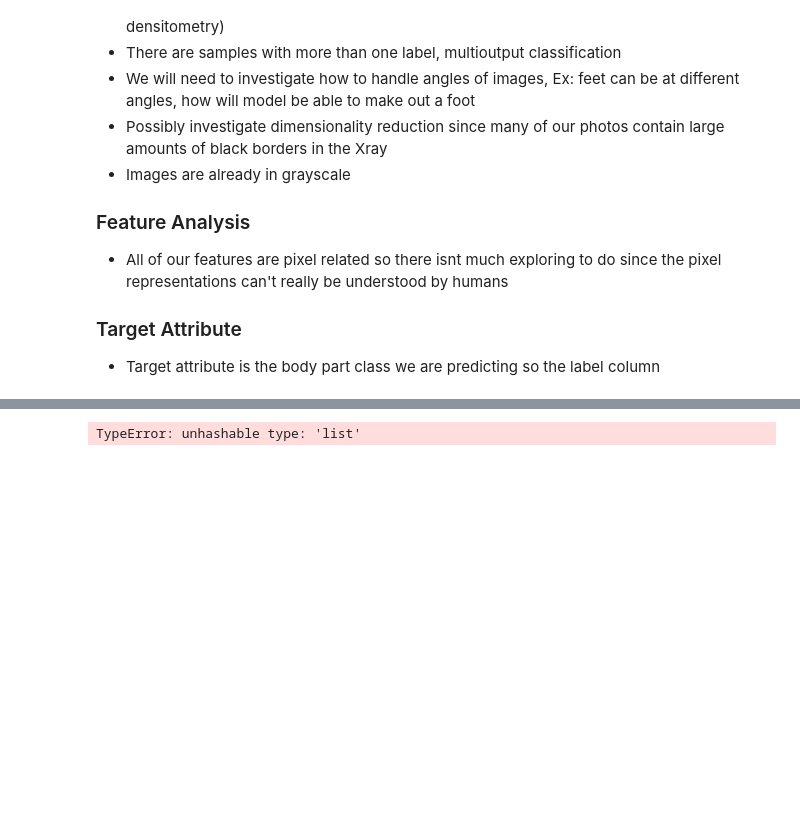
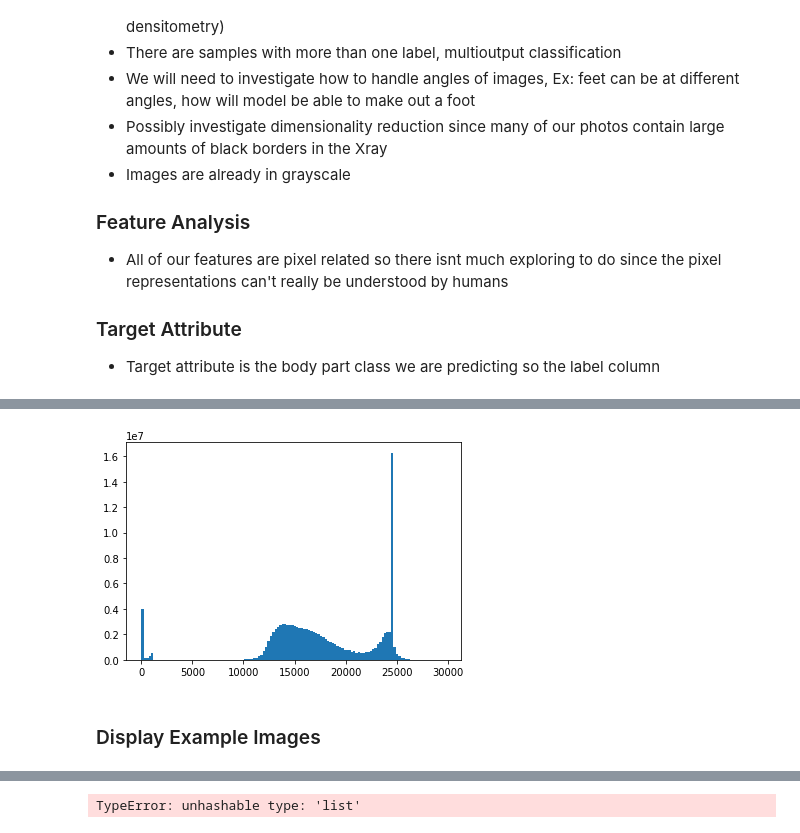
Before and after one commit to ZingBing/X-Ray-Classification, a Jupyter notebook: x-ray-classification.ipynb, the cells around one changed output, grey strips where cells are left out. Saved outputs shown, nothing was run; the diff lists cells and outputs as text; code cells hidden in the pictures; blank space fills up the shorter version.

```diff
--- a/x-ray-classification.ipynb
+++ b/x-ray-classification.ipynb
@@ -113,5 +132,5 @@ train_files, test_files = get_files()
 train_data = load_train_data(train_files)
 test_data = load_test_data(test_files)
 
-X_train = train_data
+X_train = train_data.drop(columns=['index', 'Label'])
 y_train = train_data['Label']
@@ -142,0 +177,7 @@ show_images(train_files, 20, class_names = train_data['Label'])
+# %%
+plt.hist(X_train.to_numpy().ravel(), 128);
+# notice the cappings around 0 and 25000 we need to scale to make sure we have similiar pixel records in our data
+# %% [output]
+[figure, added]
+# %% [markdown]
+### Display Example Images
```
Also changed, not shown: parts of 19 cells of this notebook.
